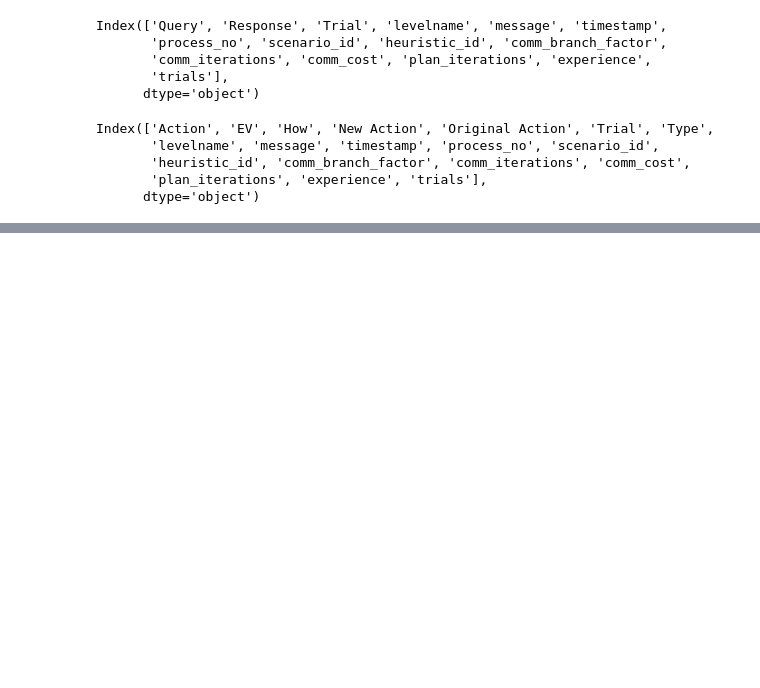
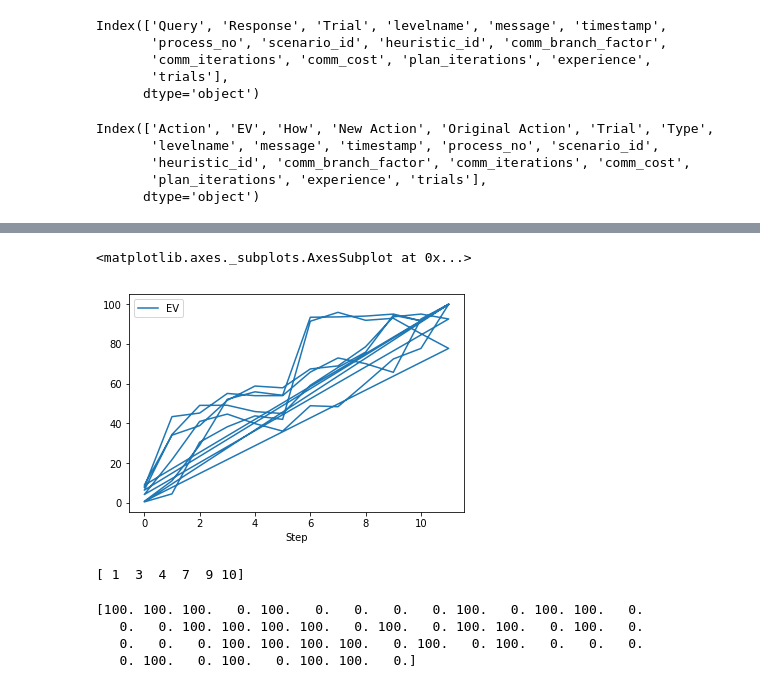
Before and after one commit to tsantarra/Llab-Co, a Jupyter notebook: data_exploration.ipynb, the cells around one changed output, grey strips where cells are left out. Drawn from its saved outputs; the diff is of its cells as text; code cells hidden in the pictures; blank space fills up the shorter version.

```diff
--- a/data_exploration.ipynb
+++ b/data_exploration.ipynb
@@ -95,0 +103,5 @@ confidence_interval_plot()
+# %%
+comm_end_data[comm_end_data['process_no'] == 13].groupby(['heuristic_id','Step'], as_index=False)['EV'].aggregate(np.mean).plot(x='Step',y='EV')
+# %% [output]
+<matplotlib.axes._subplots.AxesSubplot at 0x...>
+[figure, added]
@@ -95,0 +110,14 @@ confidence_interval_plot()
+# %%
+end_step_data = end_step_data[(end_step_data['process_no'] == 13)]
+heuristic_ids = np.unique(end_step_data['heuristic_id'])
+print(heuristic_ids)
+# %% [output]
+[ 1  3  4  7  9 10]
+# %%
+data = [end_step_data[end_step_data['heuristic_id'] == id]['Reward'].values for id in heuristic_ids]
+print(data[0])
+# %% [output]
+[100. 100. 100.   0. 100.   0.   0.   0.   0. 100.   0. 100. 100.   0.
+   0.   0. 100. 100. 100. 100.   0. 100.   0. 100. 100.   0. 100.   0.
+   0.   0.   0. 100. 100. 100. 100.   0. 100.   0. 100.   0.   0.   0.
+   0. 100.   0. 100.   0. 100. 100.   0.]
```
Also changed, not shown: parts of 8 cells of this notebook, 4 other files.
